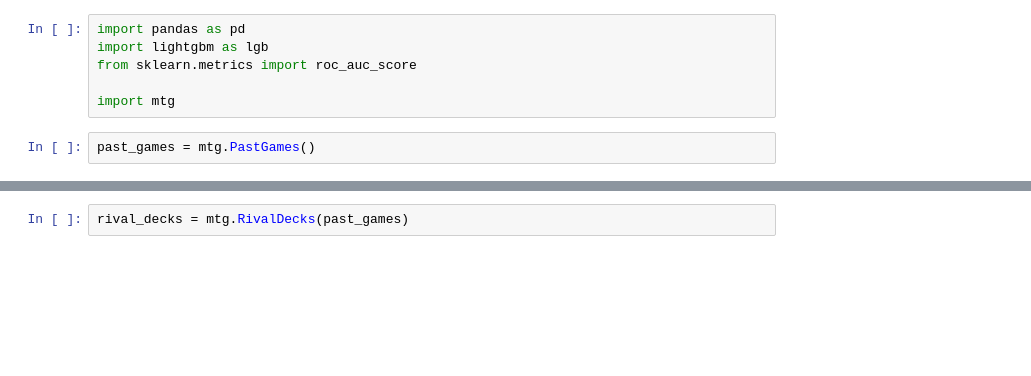
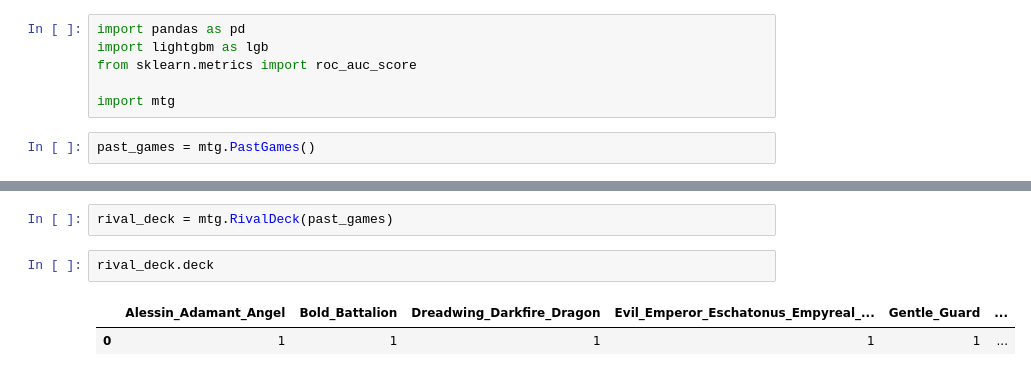
Before and after one commit to allswellthatsmaxwell/lesswrong_games, a Jupyter notebook: py/mtg.ipynb, the cells around one changed output, grey strips where cells are left out. Saved outputs shown, nothing was run; the diff lists cells and outputs as text; blank space fills up the shorter version.

```diff
--- a/py/mtg.ipynb
+++ b/py/mtg.ipynb
@@ -47,2 +47,7 @@ roc_auc_score(y_true=past_games.dsets.sets['tst']['y'], y_score=pred)
 # %%
-rival_decks = mtg.RivalDecks(past_games)
+rival_deck = mtg.RivalDeck(past_games)
+# %%
+rival_deck.deck
+# %% [output]
+|  | Alessin_Adamant_Angel | Bold_Battalion | Dreadwing_Darkfire_Dragon | Evil_Emperor_Eschatonus_Empyreal_... | Gentle_Guard | ... |
+| 0 | 1 | 1 | 1 | 1 | 1 | ... |
```
Also changed, not shown: parts of 4 cells of this notebook, 1 other file.
